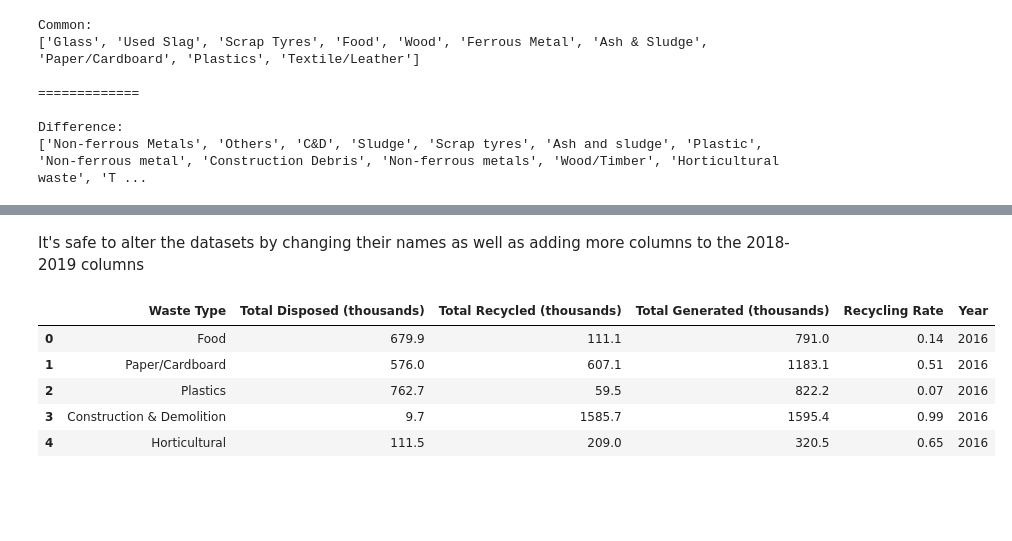
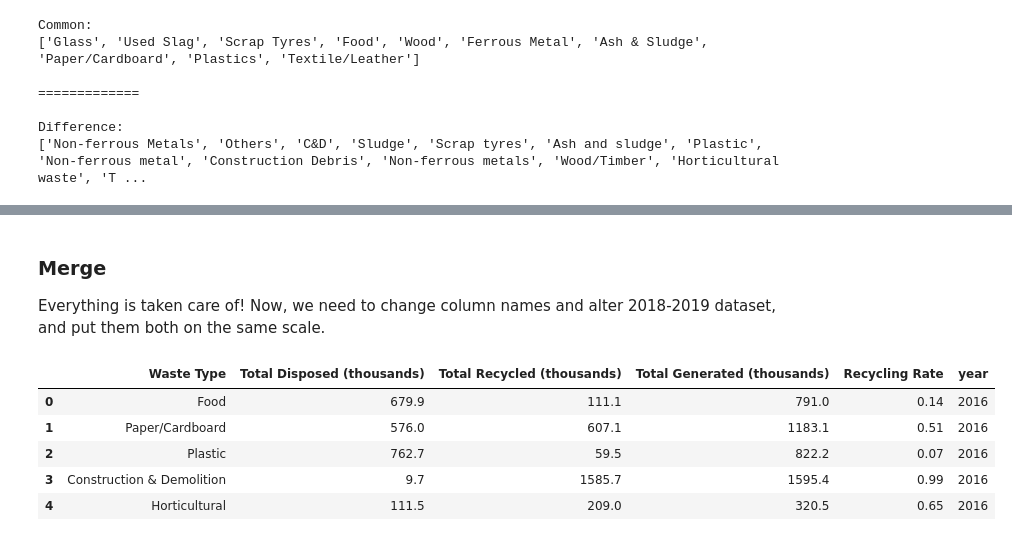
Before and after one commit to dissagaliyeva/machine_learning, a Jupyter notebook: project-energy-savings/energy_savings.ipynb, the cells around one changed output, grey strips where cells are left out. Cells and saved outputs as stored; diff of their text form; code cells hidden in the pictures; blank space fills up the shorter version.

```diff
--- a/project-energy-savings/energy_savings.ipynb
+++ b/project-energy-savings/energy_savings.ipynb
@@ -129,7 +218,7 @@ def replace(name):
     elif name.startswith('others'):
         name = 'others (stones, ceramics & rubber etc.)'
     elif name.startswith('plastic'):
-        name = 'plastics'
+        name = 'plastic'
     elif name.startswith('horticultural'):
         name = 'horticultural'
     elif name.startswith('non-ferrous'):
@@ -137,7 +226,7 @@ def replace(name):
     elif name.startswith('food'):
         name = 'food'
     elif name.startswith('ferrous'):
-        name = 'ferrous'
+        name = 'ferrous metal'
     elif name.startswith('wood'):
         name = 'wood'
     elif name.startswith('sludge'):
@@ -183,20 +248,21 @@ None
-# %% [markdown]
-It's safe to alter the datasets by changing their names as well as adding more columns to the 2018-2019 columns
+# %% [markdown]
+### Merge <a class="anchor" id="merge"/>
+Everything is taken care of! Now, we need to change column names and alter 2018-2019 dataset, and put them both on the same scale.
 # %%
 COLUMNS = ['Waste Type', 'Total Disposed (thousands)', 'Total Recycled (thousands)',
-                'Total Generated (thousands)', 'Recycling Rate', 'Year']
+                'Total Generated (thousands)', 'Recycling Rate', 'year']
 
-#
+# change 2003-2017 dataset's columns for further merging
 stats2003_2017.columns = COLUMNS
 stats2003_2017[['Total Disposed (thousands)', 'Total Recycled (thousands)', 'Total Generated (thousands)']] /= 1000
 
 # check first 5 entries
 stats2003_2017.head()
 # %% [output]
-|  | Waste Type | Total Disposed (thousands) | Total Recycled (thousands) | Total Generated (thousands) | Recycling Rate | Year |
+|  | Waste Type | Total Disposed (thousands) | Total Recycled (thousands) | Total Generated (thousands) | Recycling Rate | year |
 | 0 | Food | 679.9 | 111.1 | 791.0 | 0.14 | 2016 |
 | 1 | Paper/Cardboard | 576.0 | 607.1 | 1183.1 | 0.51 | 2016 |
-| 2 | Plastics | 762.7 | 59.5 | 822.2 | 0.07 | 2016 |
+| 2 | Plastic | 762.7 | 59.5 | 822.2 | 0.07 | 2016 |
 | 3 | Construction & Demolition | 9.7 | 1585.7 | 1595.4 | 0.99 | 2016 |
 | 4 | Horticultural | 111.5 | 209.0 | 320.5 | 0.65 | 2016 |
 # %%
```
Also changed, not shown: parts of 26 cells of this notebook.
